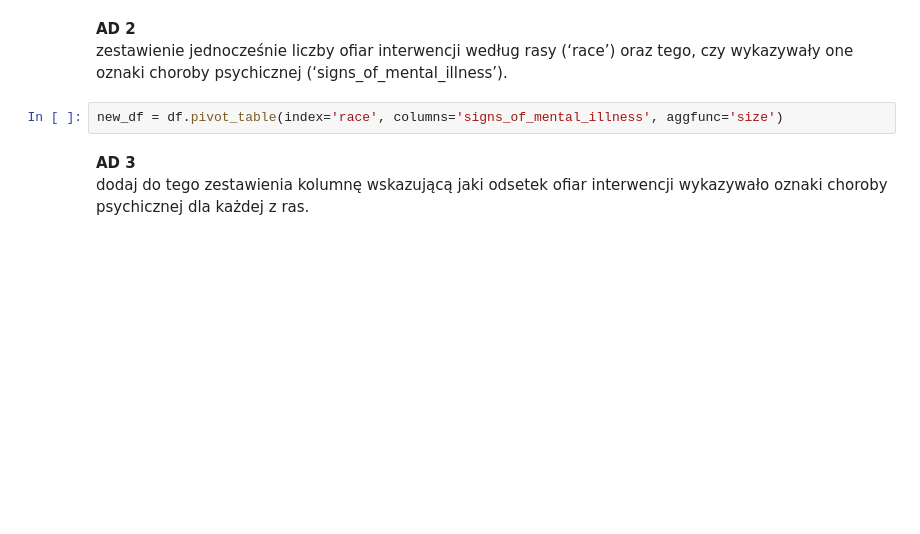
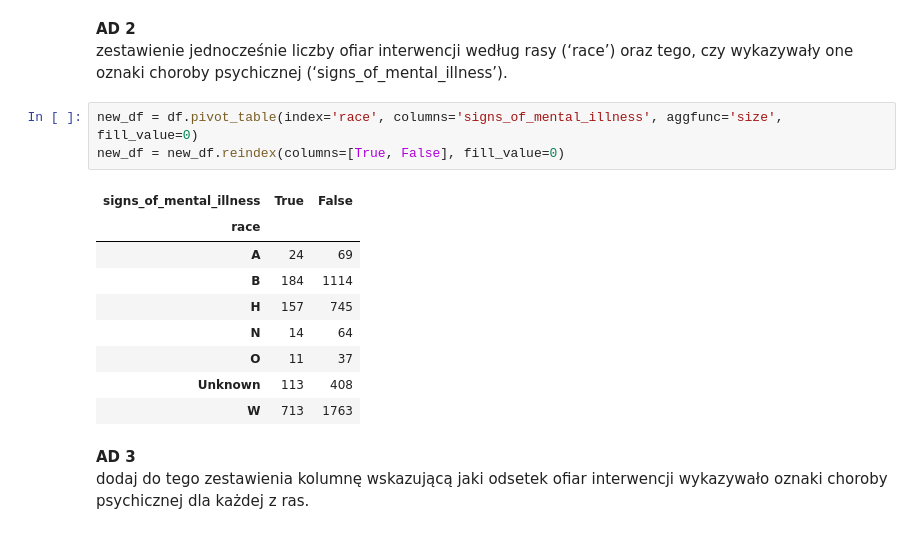
Before and after one commit to WojciechDzimira/kodilla-modu-8, a Jupyter notebook: przestepczosc.ipynb, the cells around one changed output. Cells and saved outputs as stored; diff of their text form; blank space fills up the shorter version.

Commit message:
fix  signs_of_mental_illness column

```diff
--- a/przestepczosc.ipynb
+++ b/przestepczosc.ipynb
@@ -25,7 +25,18 @@ df['race'] = df['race'].fillna('Unknown')
 **AD 2**
 zestawienie jednocześnie liczby ofiar interwencji według rasy (‘race’) oraz tego, czy wykazywały one oznaki choroby psychicznej (‘signs_of_mental_illness’).
 # %%
-new_df = df.pivot_table(index='race', columns='signs_of_mental_illness', aggfunc='size')
+new_df = df.pivot_table(index='race', columns='signs_of_mental_illness', aggfunc='size', fill_value=0)
+new_df = new_df.reindex(columns=[True, False], fill_value=0)
+# %% [output]
+| signs_of_mental_illness | True | False |
+| race |  |  |
+| A | 24 | 69 |
+| B | 184 | 1114 |
+| H | 157 | 745 |
+| N | 14 | 64 |
+| O | 11 | 37 |
+| Unknown | 113 | 408 |
+| W | 713 | 1763 |
 # %% [markdown]
 **AD 3**
 dodaj do tego zestawienia kolumnę wskazującą jaki odsetek ofiar interwencji wykazywało oznaki choroby psychicznej dla każdej z ras.
```
